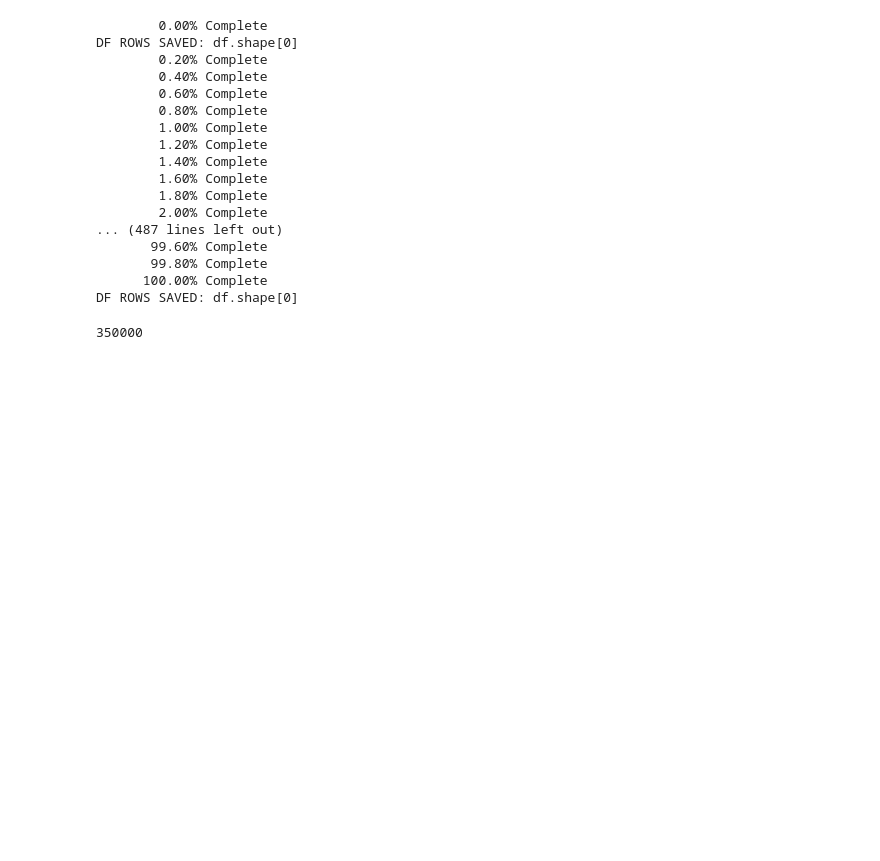
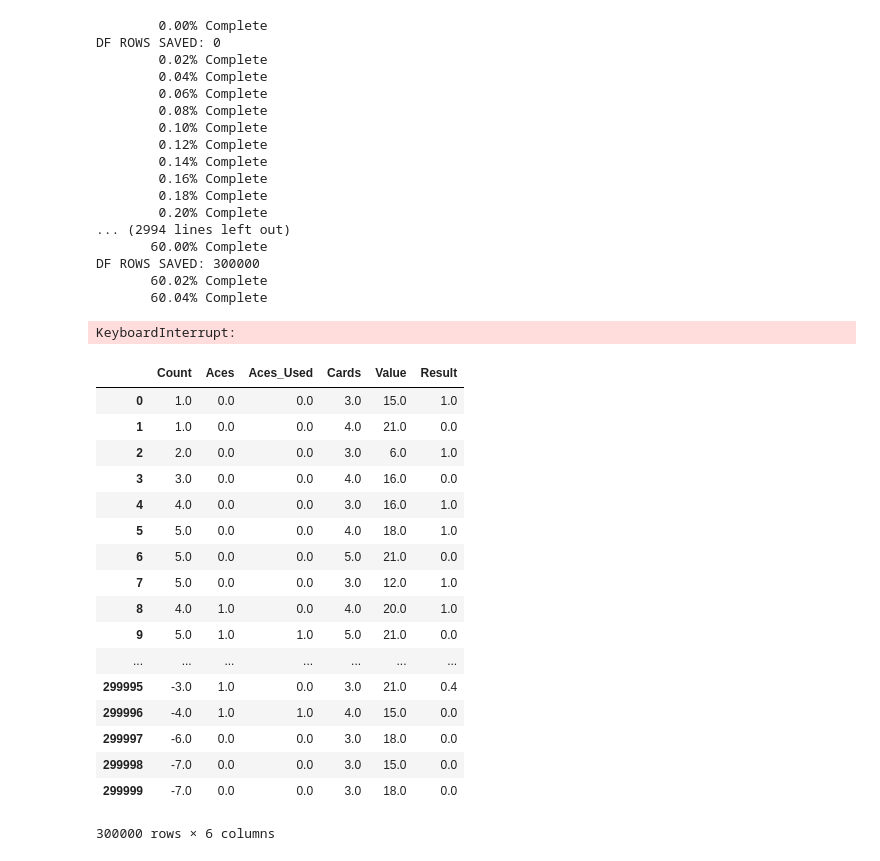
Before and after one commit to NikolayOtmakhov/BlackJackAI, a Jupyter notebook: backup.ipynb, the cells around one changed output. Drawn from its saved outputs; the diff is of its cells as text; code cells hidden in the pictures; blank space fills up the shorter version.

```diff
--- a/backup.ipynb
+++ b/backup.ipynb
@@ -36,11 +36,13 @@ def give_player_card_and_count():
 df = pd.read_csv("file1.csv", index_col=0)
 
 data_entries = 0
-needed_rows = 50000
+needed_rows = 200000
 while data_entries < needed_rows:
     give_player_card_and_count()
     give_player_card_and_count()
+    mem.value = pl.card_value_total()
     while mem.value < 22:
+        mem.value = pl.card_value_total()
         mem.used_aces = \
         (mem.value_without_ace_red - mem.value)/10
         if data_entries % 100 == 0:
@@ -51,20 +53,25 @@ while data_entries < needed_rows:
         mem.result = 0
         mem.save_value = mem.value
         give_player_card_and_count()
+        mem.value = pl.card_value_total()
         if mem.value < 22 and mem.value >= mem.save_value:
             mem.result = 1
 #         print(f"{mem.value} {mem.save_value}")
         if mem.value < 22 and mem.value < mem.save_value:
             result_temp = 0.5
-            if mem.save_value == 21:
-                result_temp = 0
-            elif mem.save_value < 13:
+            if mem.save_value < 12:
                 result_temp = 1
             else:
                 result_temp = 0.2
                 if mem.used_aces < mem.aces:
                     result_temp = 0.4
             mem.result = result_temp
+        if mem.save_value == 21 or mem.save_value == 20:
+            result_temp = 0
+#         c = ""
+#         for cr in pl.cards.loc["Main_Hand"].dropna():
+#             c += (str(cr.value))
+#             c += "~"
         df.loc[len(df)] =([mem.count, mem.aces, mem.used_aces, mem.cards, mem.save_value , mem.result])
         data_entries += 1
         if d.cards_left() < 20:
@@ -78,30 +85,48 @@ while data_entries < needed_rows:
     pl.init_or_reset_hand()
 # %% [output]
         0.00% Complete
-DF ROWS SAVED: df.shape[0]
+DF ROWS SAVED: 0
+        0.02% Complete
+        0.04% Complete
+        0.06% Complete
+        0.08% Complete
+        0.10% Complete
+        0.12% Complete
+        0.14% Complete
+        0.16% Complete
+        0.18% Complete
         0.20% Complete
-        0.40% Complete
-        0.60% Complete
-        0.80% Complete
-        1.00% Complete
-        1.20% Complete
-        1.40% Complete
-        1.60% Complete
-        1.80% Complete
-        2.00% Complete
-... (487 lines left out)
-       99.60% Complete
-       99.80% Complete
-      100.00% Complete
-DF ROWS SAVED: df.shape[0]
+... (2994 lines left out)
+       60.00% Complete
+DF ROWS SAVED: 300000
+       60.02% Complete
+       60.04% Complete
+KeyboardInterrupt:
 # %%
 df.to_csv("file1.csv")
 # %%
 df = pd.read_csv("file1.csv", index_col=0)
 # %%
-df.shape[0]
+df
 # %% [output]
+|  | Count | Aces | Aces_Used | Cards | Value | Result |
+| 0 | 1.0 | 0.0 | 0.0 | 3.0 | 15.0 | 1.0 |
+| 1 | 1.0 | 0.0 | 0.0 | 4.0 | 21.0 | 0.0 |
+| 2 | 2.0 | 0.0 | 0.0 | 3.0 | 6.0 | 1.0 |
+| 3 | 3.0 | 0.0 | 0.0 | 4.0 | 16.0 | 0.0 |
+| 4 | 4.0 | 0.0 | 0.0 | 3.0 | 16.0 | 1.0 |
+| 5 | 5.0 | 0.0 | 0.0 | 4.0 | 18.0 | 1.0 |
+| 6 | 5.0 | 0.0 | 0.0 | 5.0 | 21.0 | 0.0 |
+| 7 | 5.0 | 0.0 | 0.0 | 3.0 | 12.0 | 1.0 |
+| 8 | 4.0 | 1.0 | 0.0 | 4.0 | 20.0 | 1.0 |
+| 9 | 5.0 | 1.0 | 1.0 | 5.0 | 21.0 | 0.0 |
+| ... | ... | ... | ... | ... | ... | ... |
+| 299995 | -3.0 | 1.0 | 0.0 | 3.0 | 21.0 | 0.4 |
+| 299996 | -4.0 | 1.0 | 1.0 | 4.0 | 15.0 | 0.0 |
+| 299997 | -6.0 | 0.0 | 0.0 | 3.0 | 18.0 | 0.0 |
+| 299998 | -7.0 | 0.0 | 0.0 | 3.0 | 15.0 | 0.0 |
+| 299999 | -7.0 | 0.0 | 0.0 | 3.0 | 18.0 | 0.0 |
-350000
+300000 rows × 6 columns
 # %%
 import tensorflow as tf
 import keras
```
Also changed, not shown: parts of 1 cell of this notebook, 4 other files.
